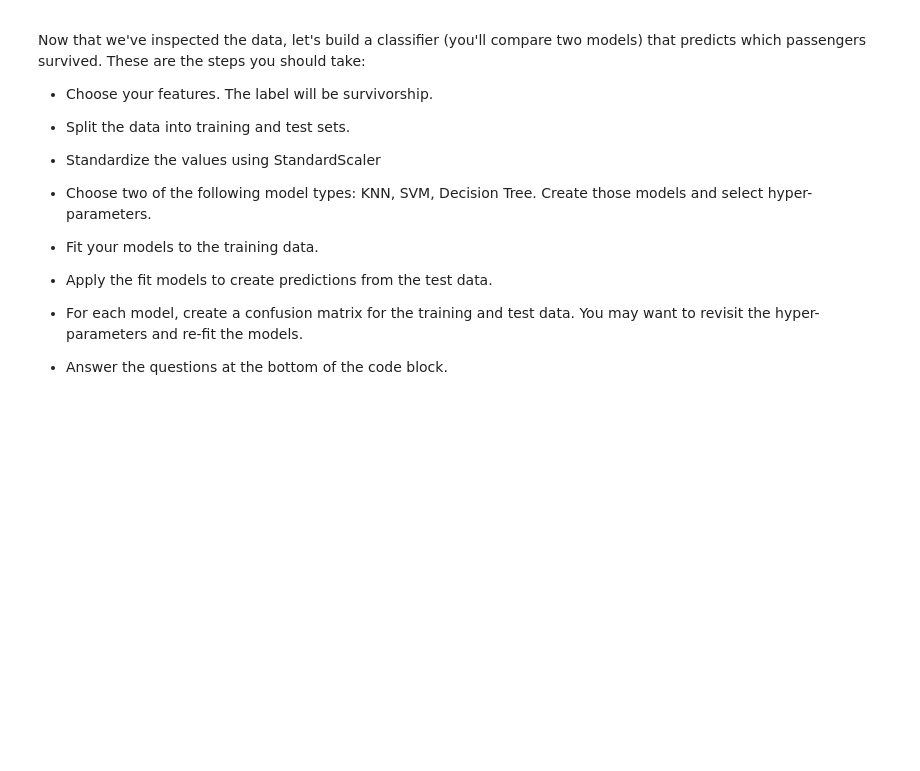
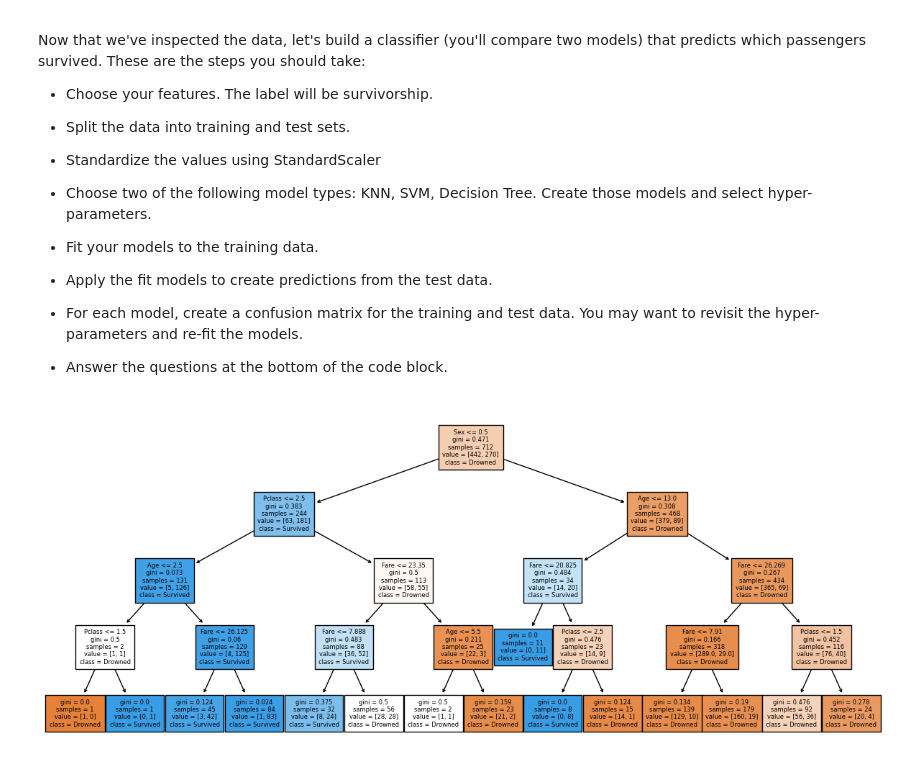
Before and after one commit to GettysburgDataScience/ps05-foxel03, a Jupyter notebook: ps05.ipynb, the cells around one changed output. Saved outputs shown, nothing was run; the diff lists cells and outputs as text; code cells hidden in the pictures; blank space fills up the shorter version.

```diff
--- a/ps05.ipynb
+++ b/ps05.ipynb
@@ -187,0 +186,23 @@ Now that we've inspected the data, let's build a classifier (you'll compare two
+# %%
+label = ['Survived']
+features = ['Sex', 'Age','Pclass', 'Fare']
+# We want to use all the informative data we can get
+
+from sklearn.model_selection import train_test_split
+X_train, X_test, y_train, y_test = train_test_split(data[features], data[label], test_size = 0.2)
+# %%
+from sklearn.tree import DecisionTreeClassifier, plot_tree
+
+tree_clf = DecisionTreeClassifier(max_depth = 4)
+tree_clf.fit(X_train, y_train)
+
+# tree_clf.__dict__
+#fig, ax = plt.subplots(1,1, figsize = 12, 7)
+fig, ax = plt.subplots(1,1, figsize = (15, 6))
+plot_tree(tree_clf, feature_names = features, class_names = ['Drowned', 'Survived'],
+          filled = True, fontsize = 6) # filled color codes
+plt.show()
+
+# gini index = how homogenous a node is -- the best gini score is a gini score of 0, where every value is the same
+# %% [output]
+[figure, added]
```
Also changed, not shown: parts of 5 cells of this notebook.
